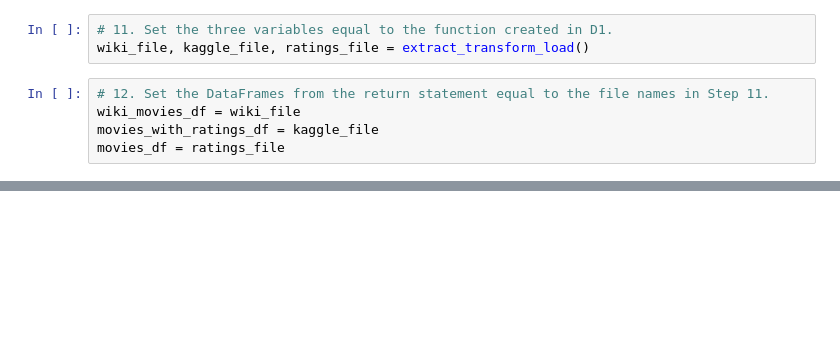
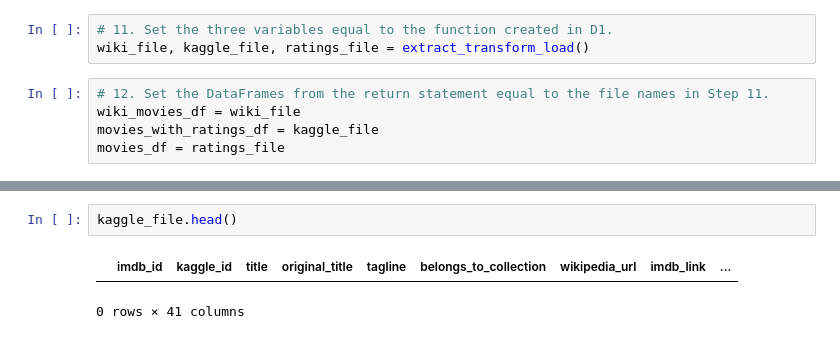
Before and after one commit to mmh926/Movies-ETL, a Jupyter notebook: ETL_clean_kaggle_data.ipynb, the cells around one changed output, grey strips where cells are left out. Saved outputs shown, nothing was run; the diff lists cells and outputs as text; blank space fills up the shorter version.

```diff
--- a/ETL_clean_kaggle_data.ipynb
+++ b/ETL_clean_kaggle_data.ipynb
@@ -345,0 +444,5 @@ movies_df.head()
+# %%
+kaggle_file.head()
+# %% [output]
+|  | imdb_id | kaggle_id | title | original_title | tagline | belongs_to_collection | wikipedia_url | imdb_link | ... |
+0 rows × 41 columns
```
Also changed, not shown: parts of 7 cells of this notebook, 2 other files.
